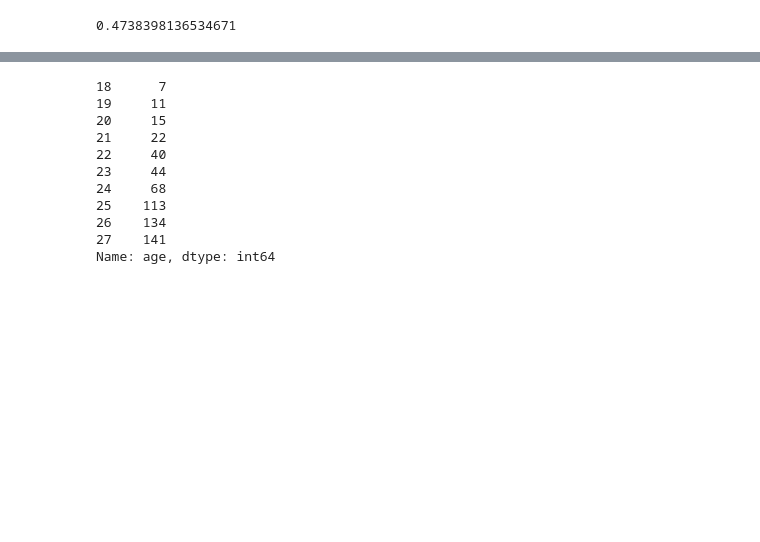
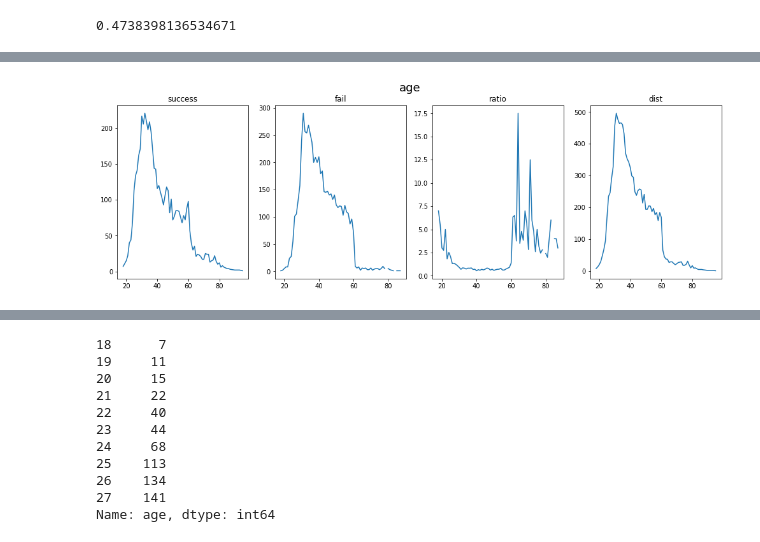
Before and after one commit to Edwardp17/Kaggle, a Jupyter notebook: marketing_bank/marketing_bank.ipynb, the cells around one changed output, grey strips where cells are left out. Saved outputs shown, nothing was run; the diff lists cells and outputs as text; code cells hidden in the pictures; blank space fills up the shorter version.

```diff
--- a/marketing_bank/marketing_bank.ipynb
+++ b/marketing_bank/marketing_bank.ipynb
@@ -135,0 +152,24 @@ Now, lets do some exloratory analysis.
+# %%
+viz_num_cols = ['age']
+def viz_rel_num(df, cols):
+    for col in cols:
+        df_num = pd.DataFrame()
+        df_num['success'] = df[col][df['deposit'] == 1].value_counts().sort_index()
+        df_num['fail'] = df[col][df['deposit'] == 0].value_counts().sort_index()
+        df_num['ratio'] = df_num['success'] / df_num['fail']
+        df_num['dist'] = df[col].value_counts()
+        fig, (ax1, ax2, ax3, ax4) = plt.subplots(1, 4, figsize = (17,5))
+        fig.suptitle(col, fontsize = 18)
+        ax1.set_title(df_num.columns[0])
+        ax1.plot(df_num.iloc[:,0])
+        ax2.set_title(df_num.columns[1])
+        ax2.plot(df_num.iloc[:,1])
+        ax3.set_title(df_num.columns[2])
+        ax3.plot(df_num.iloc[:,2])
+        ax4.set_title(df_num.columns[3])
+        ax4.plot(df_num.iloc[:,3])
+        plt.show()
+# %%
+viz_rel_num(df, viz_num_cols)
+# %% [output]
+[figure, added]
```
Also changed, not shown: parts of 13 cells of this notebook.
